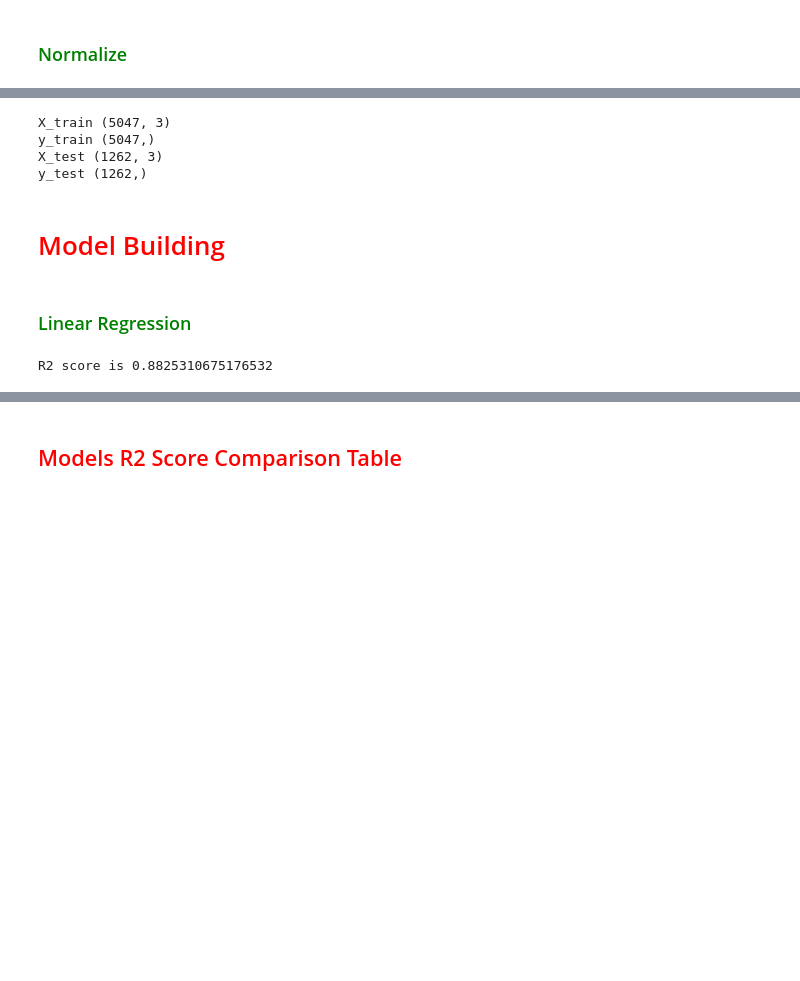
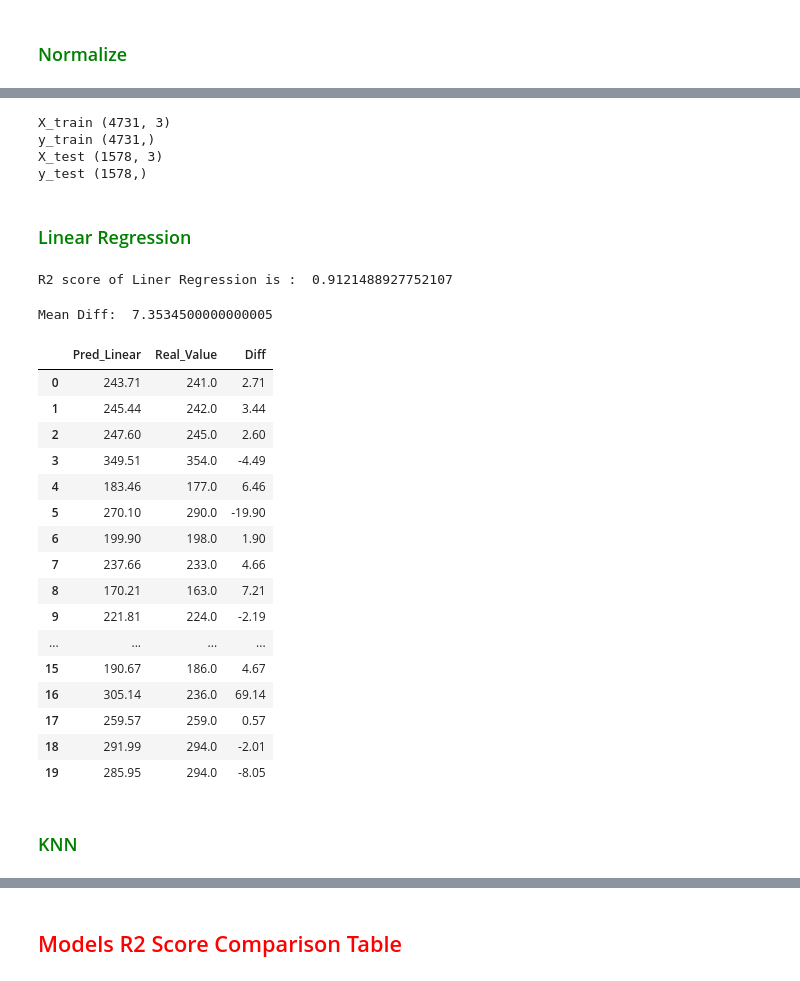
Before and after one commit to rajveersinghcse/CO2-Emission-Prediction, a Jupyter notebook: a.ipynb, the cells around one changed output, grey strips where cells are left out. Cells and saved outputs as stored; diff of their text form; code cells hidden in the pictures; blank space fills up the shorter version.

```diff
--- a/co2_emission_by_vehical_project.ipynb
+++ b/a.ipynb
@@ -797,16 +750,14 @@ y
 Name: CO2 Emissions(g/km), Length: 6309, dtype: float32
 # %%
-from sklearn.model_selection import train_test_split, cross_val_score
-X_train, X_test, y_train, y_test = train_test_split(X, y, test_size=0.2, random_state=42)
+from sklearn.model_selection import train_test_split, cross_val_score, cross_val_predict
+X_train, X_test, y_train, y_test = train_test_split(X,y, test_size=0.25, random_state=42)
 
 print("X_train", X_train.shape)
 print("y_train",y_train.shape)
 print("X_test",X_test.shape)
 print("y_test",y_test.shape)
 # %% [output]
-X_train (5047, 3)
-y_train (5047,)
-X_test (1262, 3)
-y_test (1262,)
+X_train (4731, 3)
+y_train (4731,)
+X_test (1578, 3)
+y_test (1578,)
-# %% [markdown]
-# <font color='red'>Model Building</font>
@@ -821,15 +764,49 @@ from sklearn.neighbors import KNeighborsRegressor
 # %% [markdown]
 ### <font color='Green'>Linear Regression</font>
-# %%
-lr = LinearRegression()
-scaler = StandardScaler()
-X_train_scaled = scaler.fit_transform(X_train)
-lr.fit(X_train_scaled, y_train)
-X_test_scaled = scaler.transform(X_test)
-y_pred = lr.predict(X_test_scaled)
-
-# Calculate the R2 score
-lr_r2 = r2_score(y_test, y_pred)
-print(f"R2 score is {lr_r2}")
-# %% [output]
-R2 score is 0.8825310675176532
+# %%
+from sklearn.linear_model import LinearRegression
+lm = LinearRegression()
+model = lm.fit(X_train, y_train)
+model.intercept_
+model.coef_
+from sklearn.metrics import mean_squared_error, r2_score
+np.sqrt(mean_squared_error(y_train, model.predict(X_train)))
+np.sqrt(mean_squared_error(y_test, model.predict(X_test)))
+model.score(X_train, y_train)
+lin_r2_score = cross_val_score(model, X_train, y_train, cv = 10, scoring = "r2").mean()
+print("R2 score of Liner Regression is : ",lin_r2_score)
+# %% [output]
+R2 score of Liner Regression is :  0.9121488927752107
+# %%
+pred=model.predict(sample_df_Xtest)
+frames = [pred, sample_df_ytest.values]
+result_pred = pd.DataFrame(data=frames)
+result_pred=result_pred.T
+
+result_pred_Lin=result_pred.rename(columns={0:'Pred_Linear',1:'Real_Value'})
+result_pred_Lin["Pred_Linear"]=result_pred_Lin["Pred_Linear"].map(lambda x:round(x,2))
+result_pred_Lin["Diff"]=result_pred_Lin["Pred_Linear"]-result_pred_Lin["Real_Value"]
+result_pred_Lin["Diff"]=result_pred_Lin["Diff"]
+print("Mean Diff: ",abs(result_pred_Lin["Diff"]).mean())
+result_pred_Lin.head(20)
+# %% [output]
+Mean Diff:  7.3534500000000005
+|  | Pred_Linear | Real_Value | Diff |
+| 0 | 243.71 | 241.0 | 2.71 |
+| 1 | 245.44 | 242.0 | 3.44 |
+| 2 | 247.60 | 245.0 | 2.60 |
+| 3 | 349.51 | 354.0 | -4.49 |
+| 4 | 183.46 | 177.0 | 6.46 |
+| 5 | 270.10 | 290.0 | -19.90 |
+| 6 | 199.90 | 198.0 | 1.90 |
+| 7 | 237.66 | 233.0 | 4.66 |
+| 8 | 170.21 | 163.0 | 7.21 |
+| 9 | 221.81 | 224.0 | -2.19 |
+| ... | ... | ... | ... |
+| 15 | 190.67 | 186.0 | 4.67 |
+| 16 | 305.14 | 236.0 | 69.14 |
+| 17 | 259.57 | 259.0 | 0.57 |
+| 18 | 291.99 | 294.0 | -2.01 |
+| 19 | 285.95 | 294.0 | -8.05 |
+# %% [markdown]
+### <font color='green'> KNN </font>
```
Also changed, not shown: parts of 42 cells of this notebook.
